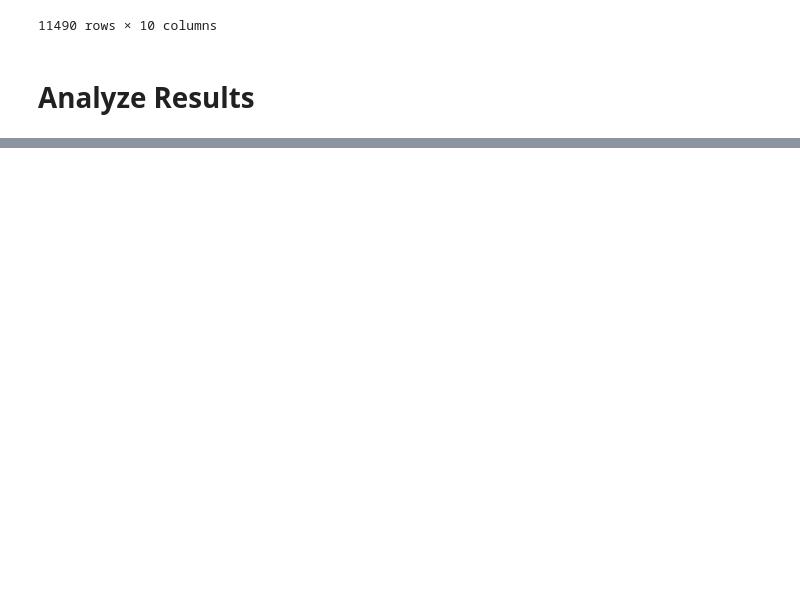
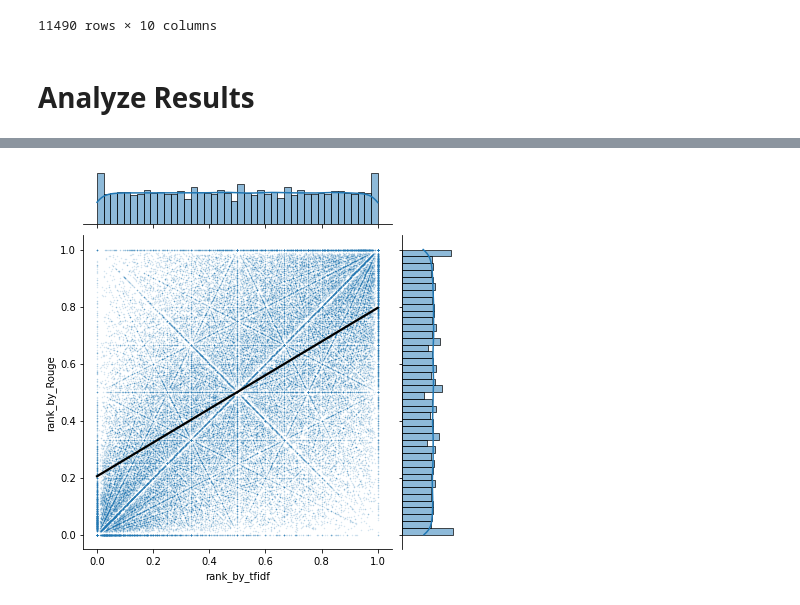
Before and after one commit to cfong32/key-sentence-extraction, a Jupyter notebook: exp5_tfidf_cossim_rouge.ipynb, the cells around one changed output, grey strips where cells are left out. Cells and saved outputs as stored; diff of their text form; code cells hidden in the pictures; blank space fills up the shorter version.

```diff
--- a/exp5_tfidf_cossim_rouge.ipynb
+++ b/exp5_tfidf_cossim_rouge.ipynb
@@ -129,0 +159,19 @@ plt.show()
+# %%
+# plot rank, tfidf_cossim vs Rouge
+
+data = pd.DataFrame({
+    'rank_by_tfidf': df.rank_by_tfidf.agg(np.concatenate),
+    'rank_by_Rouge': df.rank_by_Rouge.agg(np.concatenate),
+})
+sns.jointplot(
+    data=data.sample(frac=0.2),
+    x='rank_by_tfidf',
+    y='rank_by_Rouge',
+    kind='reg',
+    scatter_kws={'alpha': 0.2,
+                 's'    : 0.2},    # dot size
+    line_kws={'color': 'black'},
+)
+plt.show()
+# %% [output]
+[figure, added]
```
Also changed, not shown: parts of 13 cells of this notebook.
